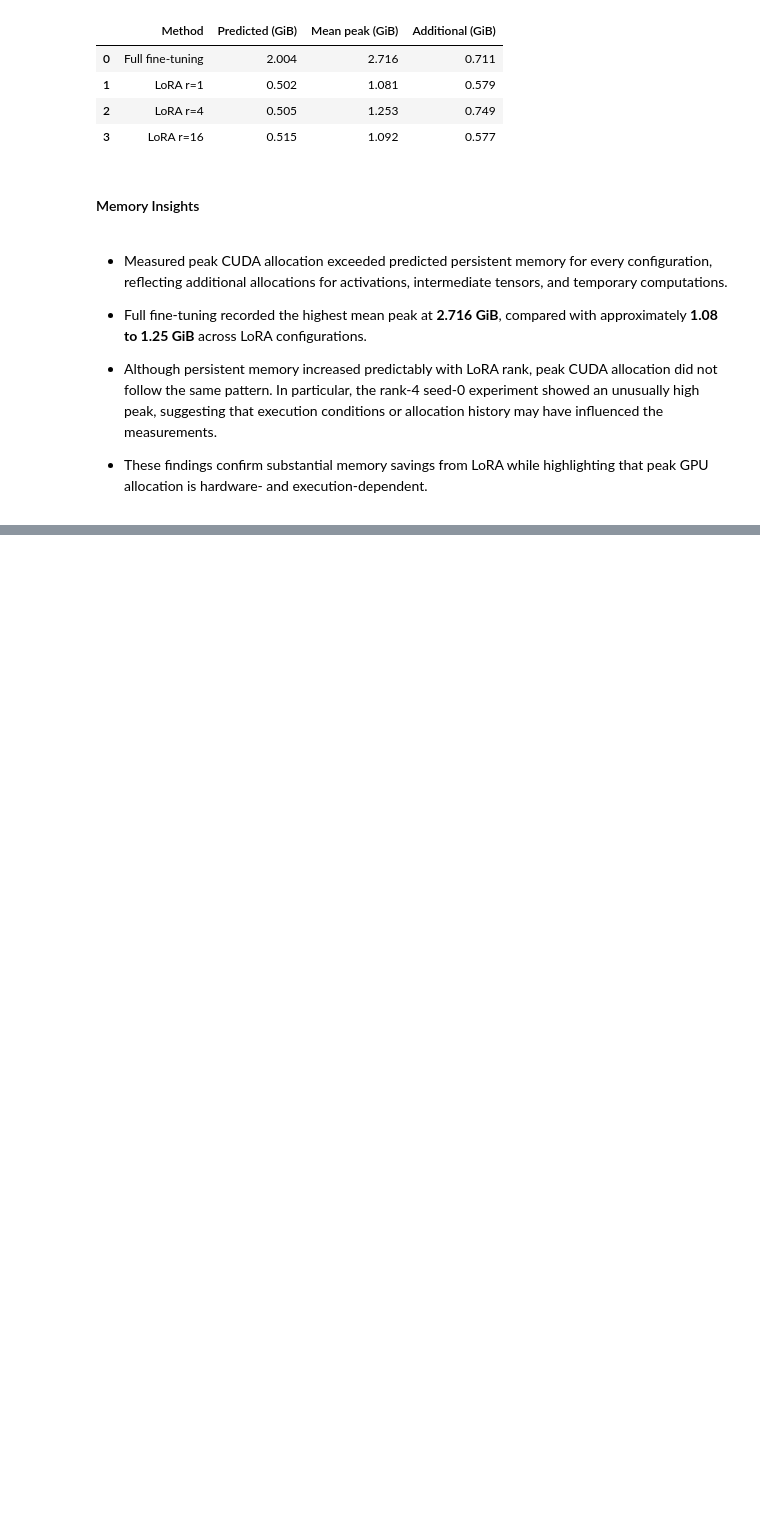
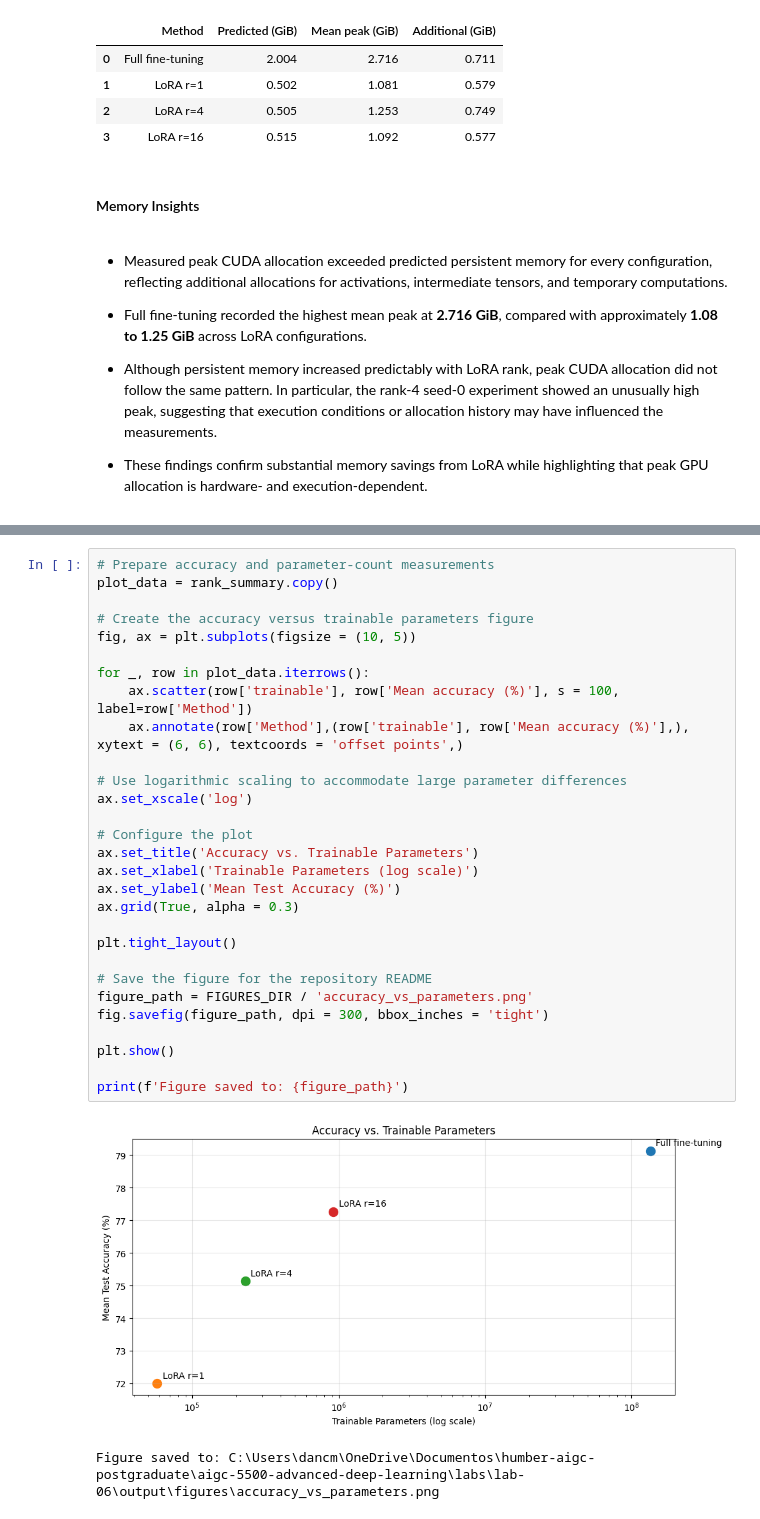
Before and after one commit to dancmartin11/aigc-5500-lab-06-fine-tune-with-lora, a Jupyter notebook: daniel_alejandro_castillo_martin_LAB6.ipynb, the cells around one changed output, grey strips where cells are left out. Cells and saved outputs as stored; diff of their text form; blank space fills up the shorter version.

Commit message:
2026-11-08 - Finalize lab results, visualization and reproducibility.

```diff
--- a/daniel_alejandro_castillo_martin_LAB6.ipynb
+++ b/daniel_alejandro_castillo_martin_LAB6.ipynb
@@ -1008,0 +1037,32 @@ cuda_summary[['Method', 'Predicted (GiB)', 'Mean peak (GiB)', 'Additional (GiB)'
+# %%
+# Prepare accuracy and parameter-count measurements
+plot_data = rank_summary.copy()
+
+# Create the accuracy versus trainable parameters figure
+fig, ax = plt.subplots(figsize = (10, 5))
+
+for _, row in plot_data.iterrows():
+    ax.scatter(row['trainable'], row['Mean accuracy (%)'], s = 100, label=row['Method'])
+    ax.annotate(row['Method'],(row['trainable'], row['Mean accuracy (%)'],), xytext = (6, 6), textcoords = 'offset points',)
+
+# Use logarithmic scaling to accommodate large parameter differences
+ax.set_xscale('log')
+
+# Configure the plot
+ax.set_title('Accuracy vs. Trainable Parameters')
+ax.set_xlabel('Trainable Parameters (log scale)')
+ax.set_ylabel('Mean Test Accuracy (%)')
+ax.grid(True, alpha = 0.3)
+
+plt.tight_layout()
+
+# Save the figure for the repository README
+figure_path = FIGURES_DIR / 'accuracy_vs_parameters.png'
+fig.savefig(figure_path, dpi = 300, bbox_inches = 'tight')
+
+plt.show()
+
+print(f'Figure saved to: {figure_path}')
+# %% [output]
+[figure, added]
+Figure saved to: C:\Users\dancm\OneDrive\Documentos\humber-aigc-postgraduate\aigc-5500-advanced-deep-learning\labs\lab-06\output\figures\accuracy_vs_parameters.png
```
Also changed, not shown: parts of 7 cells of this notebook, 3 other files.
